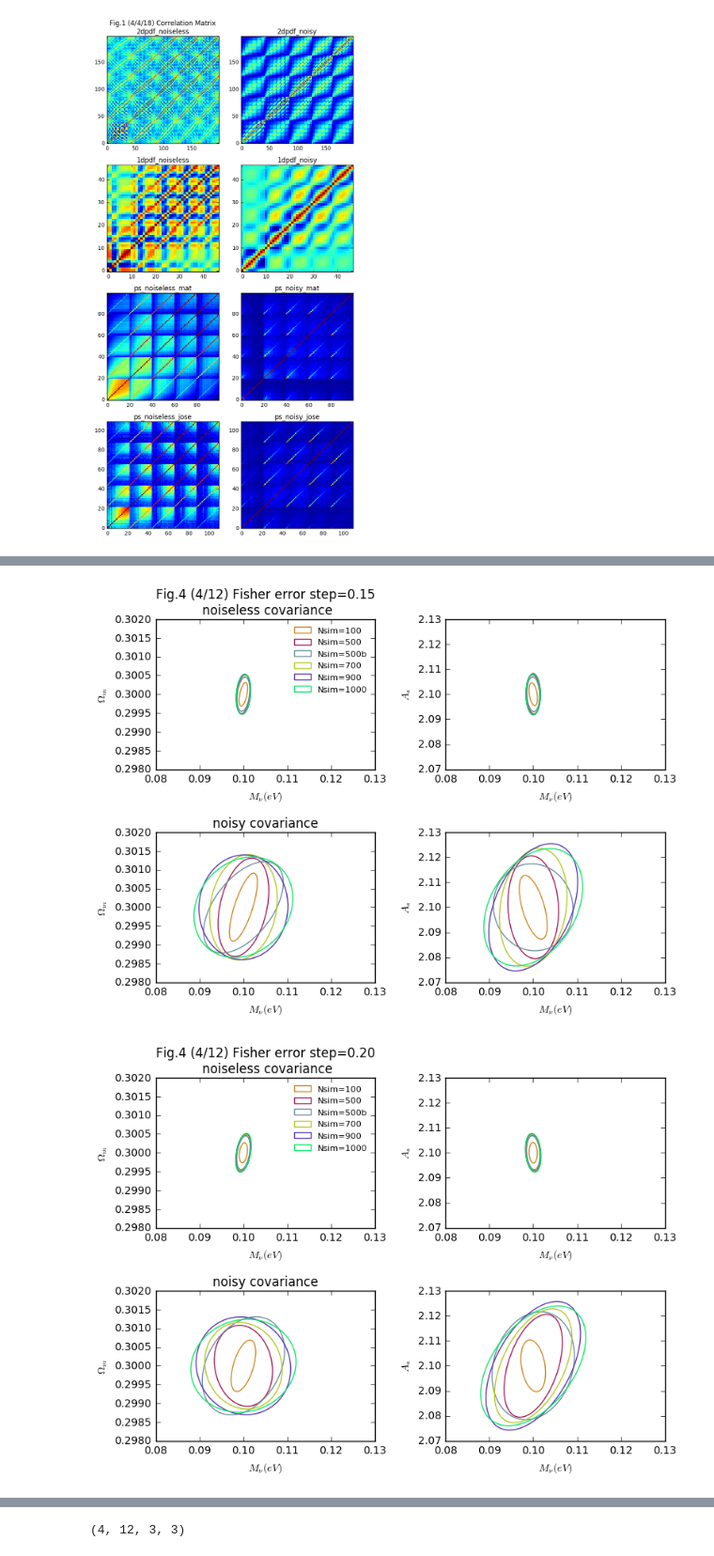
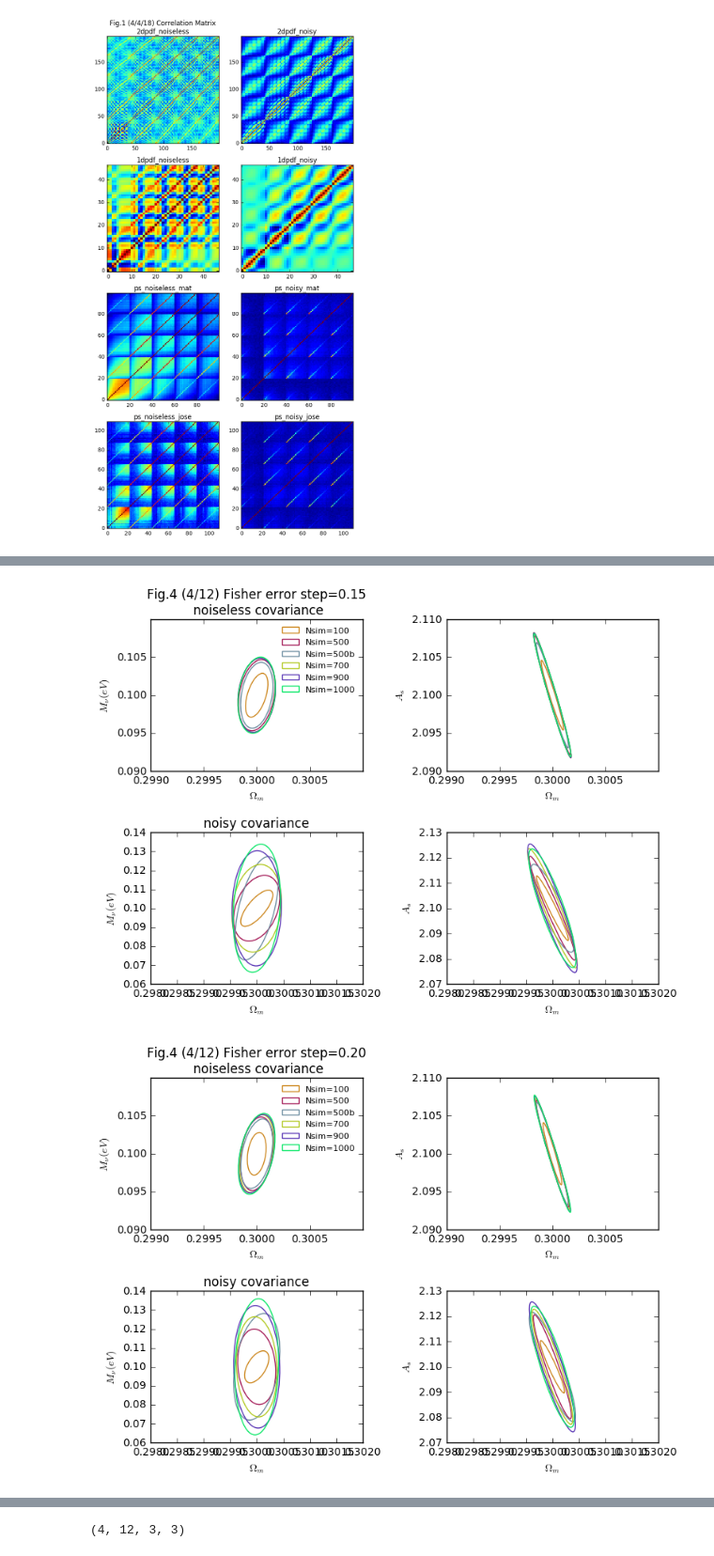
Before and after one commit to liuxx479/PDFs, a Jupyter notebook: Fisher_PDF.ipynb, the cells around one changed output, grey strips where cells are left out. Shown at 94% size. Cells and saved outputs as stored; diff of their text form; code cells hidden in the pictures.

```diff
--- a/Fisher_PDF.ipynb
+++ b/Fisher_PDF.ipynb
@@ -404,12 +404,12 @@ Ferrors = zeros((len(ir_arr), len(set_ps), 3))
 Fmats = zeros((len(ir_arr), len(set_ps), 3, 3))
 j=0
 for ir in ir_arr:
-    params_der = array([array([0.1,0.3,2.1])*(identity(3)*x+ones((3,3))) for x in (ir,-ir)])
+    params_der = array([array([0.30,0.1,2.1])*(identity(3)*x+ones((3,3))) for x in (ir,-ir)])
 
     der_arr = []
     #interp_arr = []
     for i in range(len(cov_ps_arr)):
-        iinterp = WLanalysis.buildInterpolator(cov_ps_arr[i][1], params)
+        iinterp = WLanalysis.buildInterpolator(cov_ps_arr[i][1], params[:,[1,0,2]])
         ider = array([(iinterp(params_der[0][i]) - iinterp(params_der[1][i]))/(fidu_params[i]*ir) for i in range(3)])
         der_arr.append(ider)
         #interp_arr.append(iinterp)
@@ -465,19 +465,22 @@ for i in range(Ferrors.shape[0]):
         icolor = rand(3)
         iF = Fmats[i,k]
         iFN = Fmats[i,k+6]
-        plotEllipse([0.1, 0.3], mat(iF).I[[0,1],:][:,[0,1]] ,icolor,lss,'Nsim=%s'%(fnNsim[k][1:]),ax1[0])
-        plotEllipse([0.1, 2.1], mat(iF).I[[0,2],:][:,[0,2]] ,icolor,lss,'Nsim=%s'%(fnNsim[k][1:]),ax1[1])
-        plotEllipse([0.1, 0.3], mat(iFN).I[[0,1],:][:,[0,1]] ,icolor,lss,'Nsim=%s'%(fnNsim[k][1:]),ax2[0])
-        plotEllipse([0.1, 2.1], mat(iFN).I[[0,2],:][:,[0,2]] ,icolor,lss,'Nsim=%s'%(fnNsim[k][1:]),ax2[1])
-
+        plotEllipse([0.3, 0.1], mat(iF).I[[0,1],:][:,[0,1]] ,icolor,lss,'Nsim=%s'%(fnNsim[k][1:]),ax1[0])
+        plotEllipse([0.3, 2.1], mat(iF).I[[0,2],:][:,[0,2]] ,icolor,lss,'Nsim=%s'%(fnNsim[k][1:]),ax1[1])
+        plotEllipse([0.3, 0.1], mat(iFN).I[[0,1],:][:,[0,1]] ,icolor,lss,'Nsim=%s'%(fnNsim[k][1:]),ax2[0])
+        plotEllipse([0.3, 2.1], mat(iFN).I[[0,2],:][:,[0,2]] ,icolor,lss,'Nsim=%s'%(fnNsim[k][1:]),ax2[1])
+    ax1[0].set_xlim(0.299, .301)
+    ax1[0].set_ylim(0.09, 0.11)
+    ax1[1].set_xlim(0.299, 0.301)
+    ax1[1].set_ylim(2.09, 2.11)
+    ax2[0].set_xlim(0.298, .302)
+    ax2[0].set_ylim(0.06, 0.14)
+    ax2[1].set_xlim(0.298, 0.302)
+    ax2[1].set_ylim(2.07, 2.13)
     for iax in (ax1,ax2):
-        iax[0].set_xlim(0.08, 0.13)#(0.07,0.14)
-        iax[0].set_ylim(0.298, .302)#(0.296,0.306)
-        iax[1].set_xlim(0.08, 0.13)#(0.07,0.14)
-        iax[1].set_ylim(2.07, 2.13)#(2.05,2.15)
-        iax[0].set_xlabel(r'$M_\nu(eV)$')
-        iax[0].set_ylabel(r'$\Omega_m$')
-        iax[1].set_xlabel(r'$M_\nu(eV)$')
+        iax[0].set_xlabel(r'$\Omega_m$')
+        iax[0].set_ylabel(r'$M_\nu(eV)$')
+        iax[1].set_xlabel(r'$\Omega_m$')
         iax[1].set_ylabel(r'$A_s$')
     ax1[0].legend(fontsize=8,frameon=0,ncol=1)
     ax1[0].set_title('Fig.4 (4/12) Fisher error step=%.2f\n noiseless covariance'%(ir_arr[i]))
@@ -489,2 +492,2 @@ for i in range(Ferrors.shape[0]):
-[figure, old version]
+[figure, new version]
-[figure, old version]
+[figure, new version]
```
Also changed, not shown: parts of 13 cells of this notebook.
